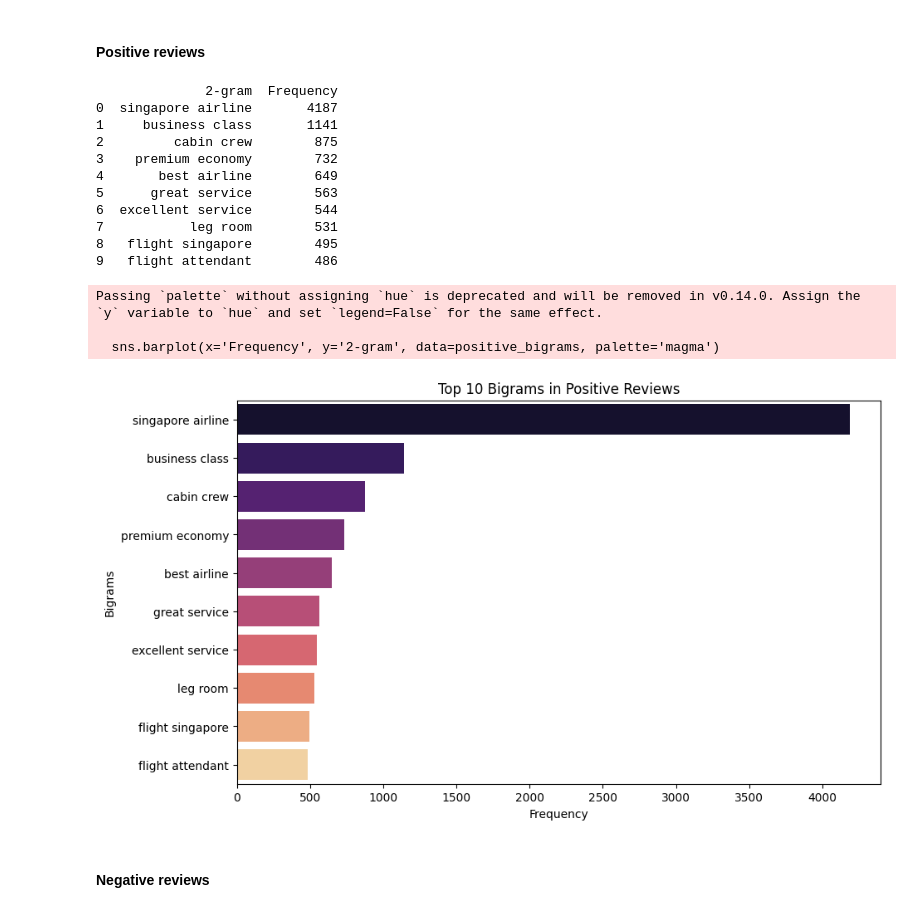
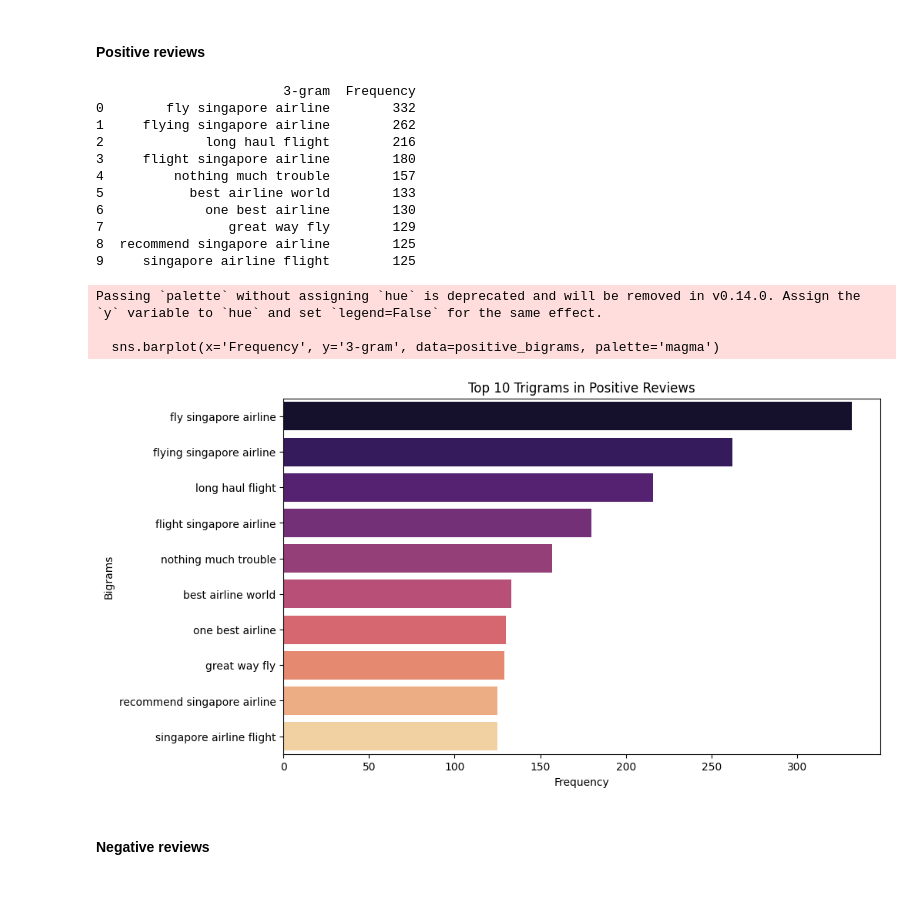
Before and after one commit to hyinki/mla, a Jupyter notebook: sia.ipynb, the cells around one changed output. Drawn from its saved outputs; the diff is of its cells as text; code cells hidden in the pictures.

```diff
--- a/sia.ipynb
+++ b/sia.ipynb
@@ -845,5 +854,18 @@ nltk.download('wordnet')
 False
 # %%
+def get_wordnet_pos(treebank_tag):
+    """Convert treebank tags to wordnet tags"""
+    if treebank_tag.startswith('J'):
+        return wordnet.ADJ
+    elif treebank_tag.startswith('V'):
+        return wordnet.VERB
+    elif treebank_tag.startswith('N'):
+        return wordnet.NOUN
+    elif treebank_tag.startswith('R'):
+        return wordnet.ADV
+    else:
+        return wordnet.NOUN
+
 # Define function to process text
 def process_full_review(text):
     processed_text = ""
@@ -882,8 +904,10 @@ def process_full_review(text):
     # Initialise the WordNet Lemmatizer
     lemmatizer = WordNetLemmatizer()
 
+    tagged_tokens = nltk.pos_tag(filtered_tokens)
+
     # Lemmatize the filtered tokens
-    lemmatized_words = [lemmatizer.lemmatize(word) for word in filtered_tokens]
+    lemmatized_words = [lemmatizer.lemmatize(word, get_wordnet_pos(pos)) for word,pos in tagged_tokens]
 
     # Join the lemmatized words back into a single string
     processed_text = ' '.join(lemmatized_words)
@@ -1104,32 +1116,33 @@ def ngram_by_sentiment(data, sentiment_label, n=2):
     return pd.DataFrame(ngram_freq, columns=[f'{n}-gram', 'Frequency'])
 # %%
 # Get top 10 bigrams for positive reviews
-positive_bigrams = ngram_by_sentiment(data, 'Positive', n=2)
+positive_bigrams = ngram_by_sentiment(data, 'Positive', n=3)
 print(positive_bigrams)
 
 # Plot bigrams in positive reviews
 plt.figure(figsize=(10, 6))
-sns.barplot(x='Frequency', y='2-gram', data=positive_bigrams, palette='magma')
-plt.title('Top 10 Bigrams in Positive Reviews')
+sns.barplot(x='Frequency', y='3-gram', data=positive_bigrams, palette='magma')
+plt.title('Top 10 Trigrams in Positive Reviews')
 plt.xlabel('Frequency')
-plt.ylabel('Bigrams')
+plt.ylabel('Trigrams')
+
 plt.show()
 # %% [output]
-              2-gram  Frequency
-0  singapore airline       4187
-1     business class       1141
-2         cabin crew        875
-3    premium economy        732
-4       best airline        649
-5      great service        563
-6  excellent service        544
-7           leg room        531
-8   flight singapore        495
-9   flight attendant        486
+                        3-gram  Frequency
+0        fly singapore airline        332
+1     flying singapore airline        262
+2             long haul flight        216
+3     flight singapore airline        180
+4         nothing much trouble        157
+5           best airline world        133
+6             one best airline        130
+7                great way fly        129
+8  recommend singapore airline        125
+9     singapore airline flight        125
 Passing `palette` without assigning `hue` is deprecated and will be removed in v0.14.0. Assign the `y` variable to `hue` and set `legend=False` for the same effect.
 
-  sns.barplot(x='Frequency', y='2-gram', data=positive_bigrams, palette='magma')
+  sns.barplot(x='Frequency', y='3-gram', data=positive_bigrams, palette='magma')
-[figure, old version]
+[figure, new version]
 # %% [markdown]
 #### Negative reviews
 # %%
```
Also changed, not shown: parts of 10 cells of this notebook.
